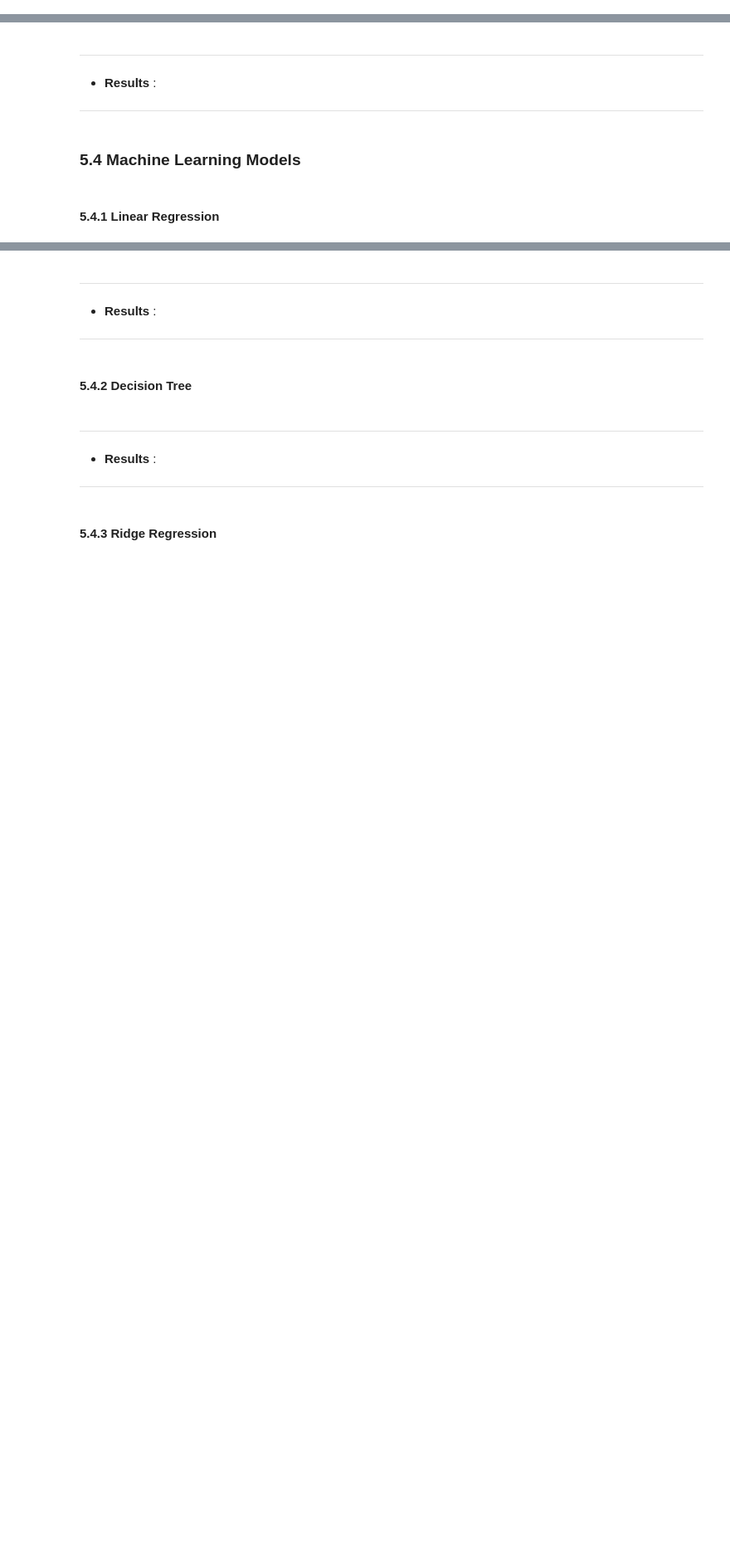
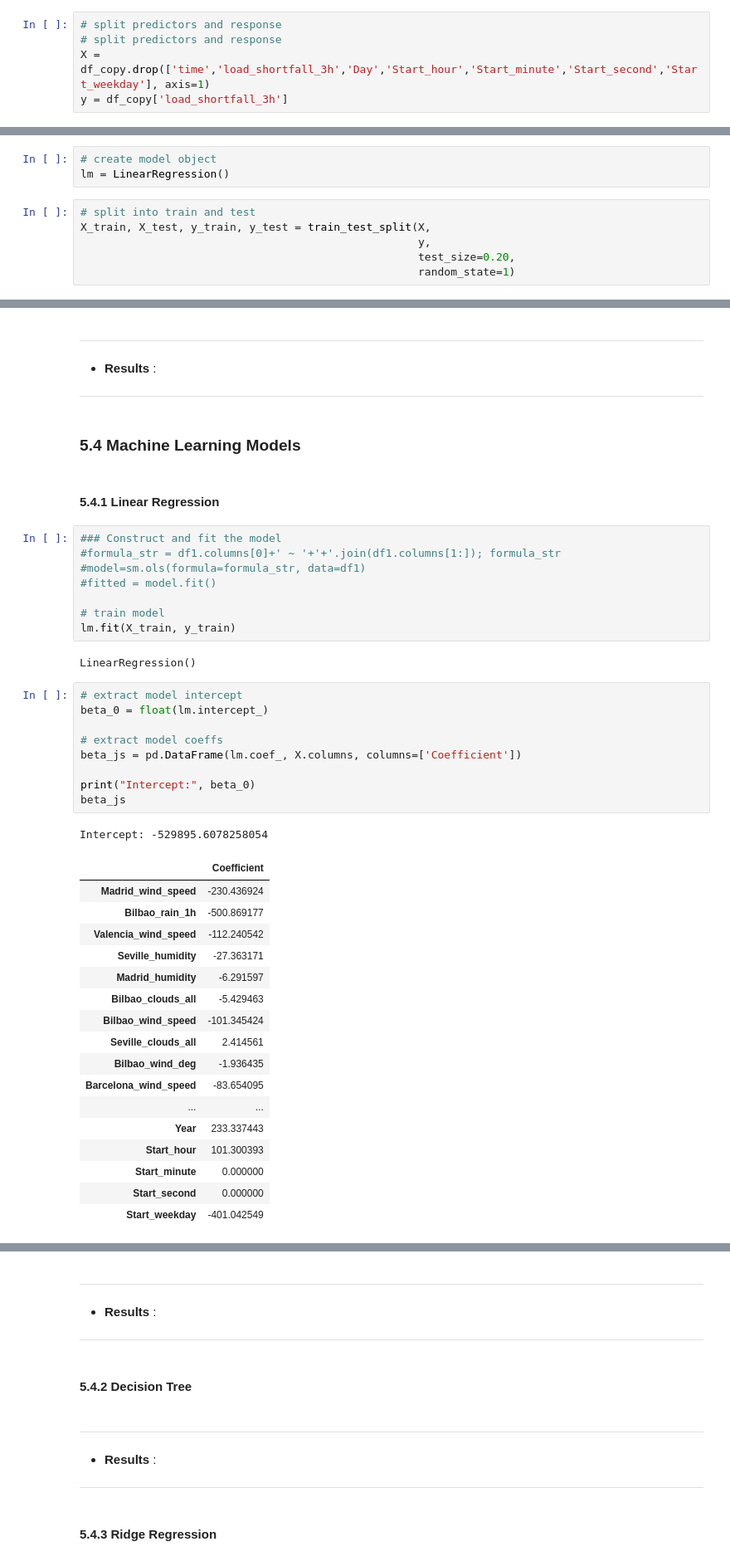
Before and after one commit to Team6regressionsprint/load-shortfall-regression-predict-api, a Jupyter notebook: starter-notebook_framework.ipynb, the cells around one changed output, grey strips where cells are left out. Shown at 83% size. Cells and saved outputs as stored; diff of their text form; blank space fills up the shorter version.

```diff
--- a/starter-notebook_framework.ipynb
+++ b/starter-notebook_framework.ipynb
@@ -566,5 +601,10 @@ df_copy = df_copy.drop(['Unnamed: 0'], axis=1)
 # %% [markdown]
 ### 5.1 Splitting the Dataset
+# %%
+# split predictors and response
+# split predictors and response
+X = df_copy.drop(['time','load_shortfall_3h','Day','Start_hour','Start_minute','Start_second','Start_weekday'], axis=1)
+y = df_copy['load_shortfall_3h']
 # %% [markdown]
 ***
 
@@ -585,3 +625,12 @@ df_copy = df_copy.drop(['Unnamed: 0'], axis=1)
 ***
 # %% [markdown]
 ### 5.3 Train-Test Split
+# %%
+# create model object
+lm = LinearRegression()
+# %%
+# split into train and test
+X_train, X_test, y_train, y_test = train_test_split(X,
+                                                    y,
+                                                    test_size=0.20,
+                                                    random_state=1)
@@ -597,3 +656,41 @@ df_copy = df_copy.drop(['Unnamed: 0'], axis=1)
 ### 5.4 Machine Learning Models
 # %% [markdown]
 #### 5.4.1 Linear Regression
+# %%
+### Construct and fit the model
+#formula_str = df1.columns[0]+' ~ '+'+'.join(df1.columns[1:]); formula_str
+#model=sm.ols(formula=formula_str, data=df1)
+#fitted = model.fit()
+
+# train model
+lm.fit(X_train, y_train)
+# %% [output]
+LinearRegression()
+# %%
+# extract model intercept
+beta_0 = float(lm.intercept_)
+
+# extract model coeffs
+beta_js = pd.DataFrame(lm.coef_, X.columns, columns=['Coefficient'])
+
+print("Intercept:", beta_0)
+beta_js
+# %% [output]
+Intercept: -529895.6078258054
+|  | Coefficient |
+| Madrid_wind_speed | -230.436924 |
+| Bilbao_rain_1h | -500.869177 |
+| Valencia_wind_speed | -112.240542 |
+| Seville_humidity | -27.363171 |
+| Madrid_humidity | -6.291597 |
+| Bilbao_clouds_all | -5.429463 |
+| Bilbao_wind_speed | -101.345424 |
+| Seville_clouds_all | 2.414561 |
+| Bilbao_wind_deg | -1.936435 |
+| Barcelona_wind_speed | -83.654095 |
+| ... | ... |
+| Year | 233.337443 |
+| Start_hour | 101.300393 |
+| Start_minute | 0.000000 |
+| Start_second | 0.000000 |
+| Start_weekday | -401.042549 |
```
Also changed, not shown: parts of 22 cells of this notebook.
